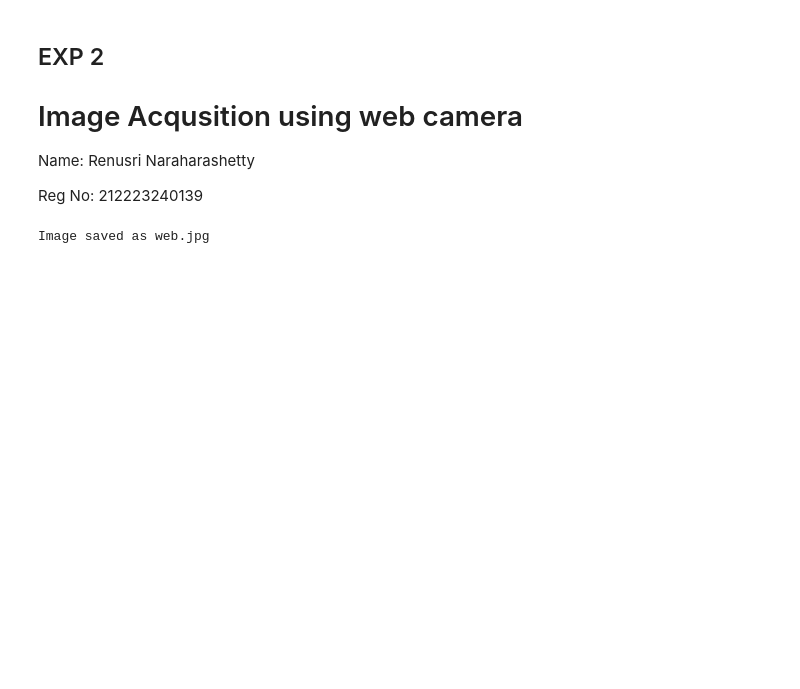
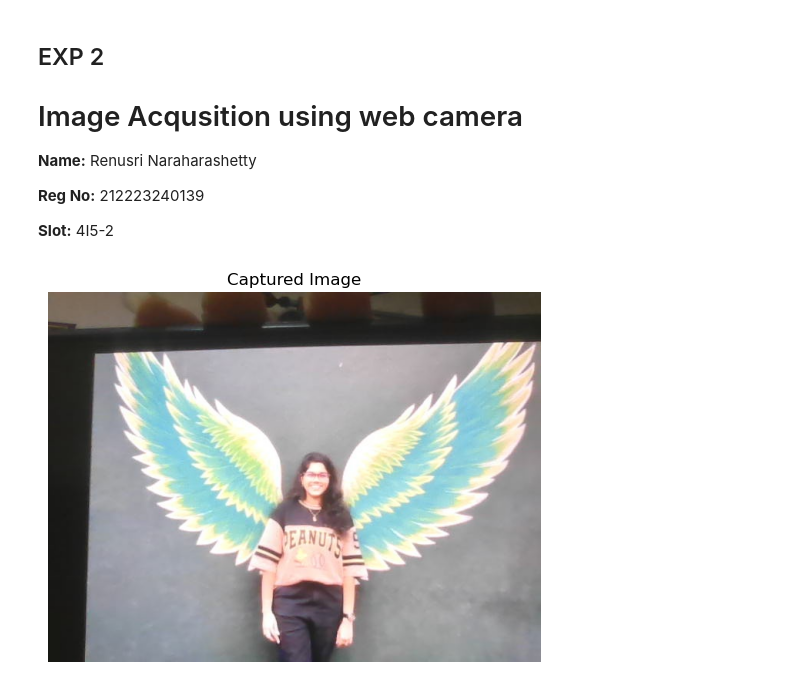
Before and after one commit to Renusri-Naraharasetty/Image_Acqusition-_using_Web_Camera, a Jupyter notebook: Exp2.ipynb, the cells around one changed output. Drawn from its saved outputs; the diff is of its cells as text; code cells hidden in the pictures; blank space fills up the shorter version.

```diff
--- a/Exp2.ipynb
+++ b/Exp2.ipynb
@@ -4,53 +4,28 @@
 # Image Acqusition using web camera
 
 
-Name: Renusri Naraharashetty
+**Name:** Renusri Naraharashetty
 
-Reg No: 212223240139
+**Reg No:** 212223240139
+
+**Slot:** 4I5-2
 # %%
-# i) Write the frame as JPG file
-
 import cv2
-videoCaptureObject = cv2.VideoCapture(0)
-ret, frame = videoCaptureObject.read()
-if ret:
-    cv2.imwrite("web.jpg", frame)
-    print("Image saved as web.jpg")
-else:
-    print("Failed to capture image")
-videoCaptureObject.release()
-cv2.destroyAllWindows()
+import matplotlib.pyplot as plt
+from IPython.display import clear_output
+import time
-# %% [output]
-Image saved as web.jpg
 # %%
-# ii) Display the video
-
-videoCaptureObject = cv2.VideoCapture(0)
-while True:
-    ret, frame = videoCaptureObject.read()
-    cv2.imshow('myimage', frame)
-    if cv2.waitKey(1) & 0xFF == ord('q'):
-        break
-videoCaptureObject.release()
-cv2.destroyAllWindows()
+capture=cv2.VideoCapture(0)
+ret,frame=capture.read()
+if ret:
+    cv2.imwrite("Captured.jpg",frame)
+capture.release()
+captured=cv2.imread('Captured.jpg')
 # %%
-# iii) Display the video by resizing the window
-
-import numpy as np
-cap = cv2.VideoCapture(0)q
-while True:
-    ret, frame = cap.read()
-    width = int(cap.get(3))
-    height = int(cap.get(4))
-    image = np.zeros(frame.shape, np.uint8)
-    smaller_frame = cv2.resize(frame, (0,0), fx = 0.5, fy=0.5)
-    image[:height//2, :width//2] = smaller_frame
-    image[height//2:, :width//2] = smaller_frame
-    image[:height//2, width//2:] = smaller_frame
-    image [height//2:, width//2:] = smaller_frame
-    cv2.imshow('myimage', image)
-    if cv2.waitKey(1) == ord('q'):
-        break
-cap.release()
-cv2.destroyAllWindows()
+plt.imshow(captured[:,:,::-1])
+plt.title('Captured Image')
+plt.axis('off')
+plt.show()
+# %% [output]
+[figure, added]
 # %%
```
Also changed, not shown: parts of 3 cells of this notebook.
